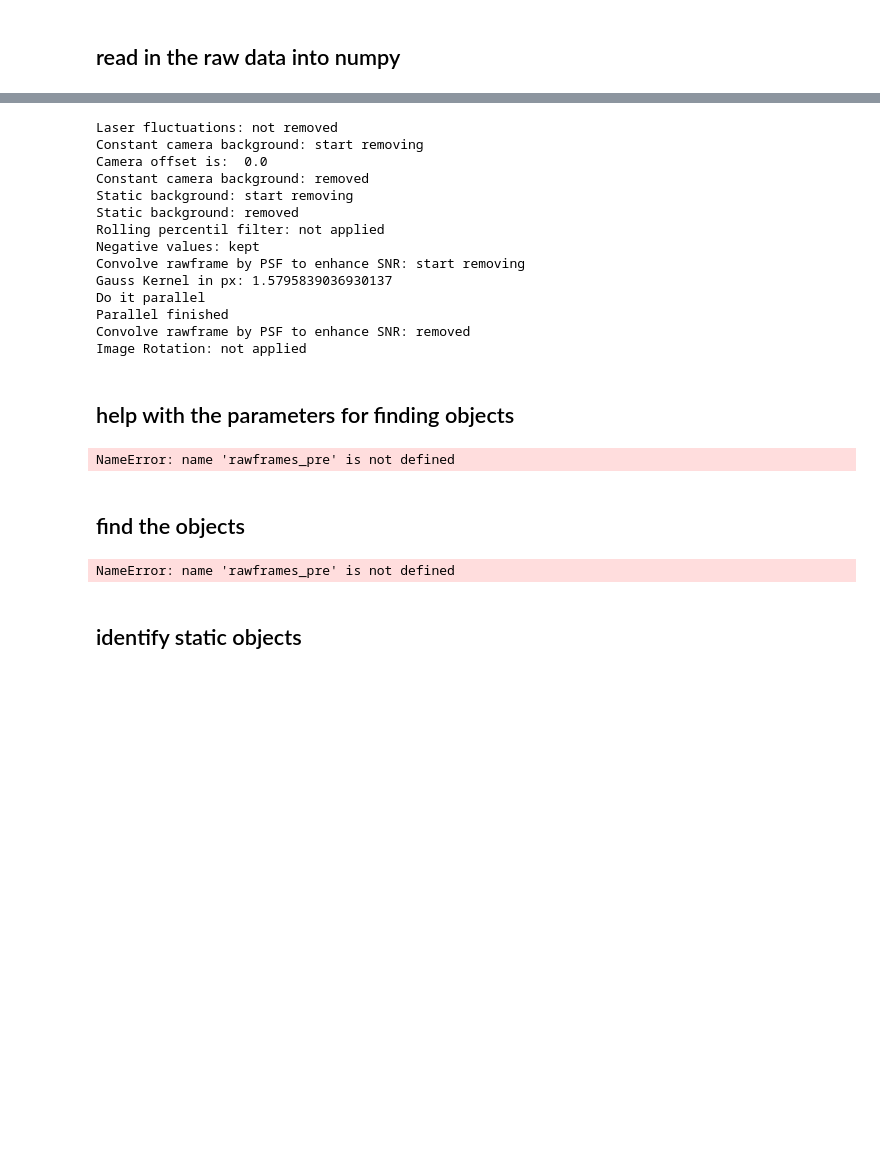
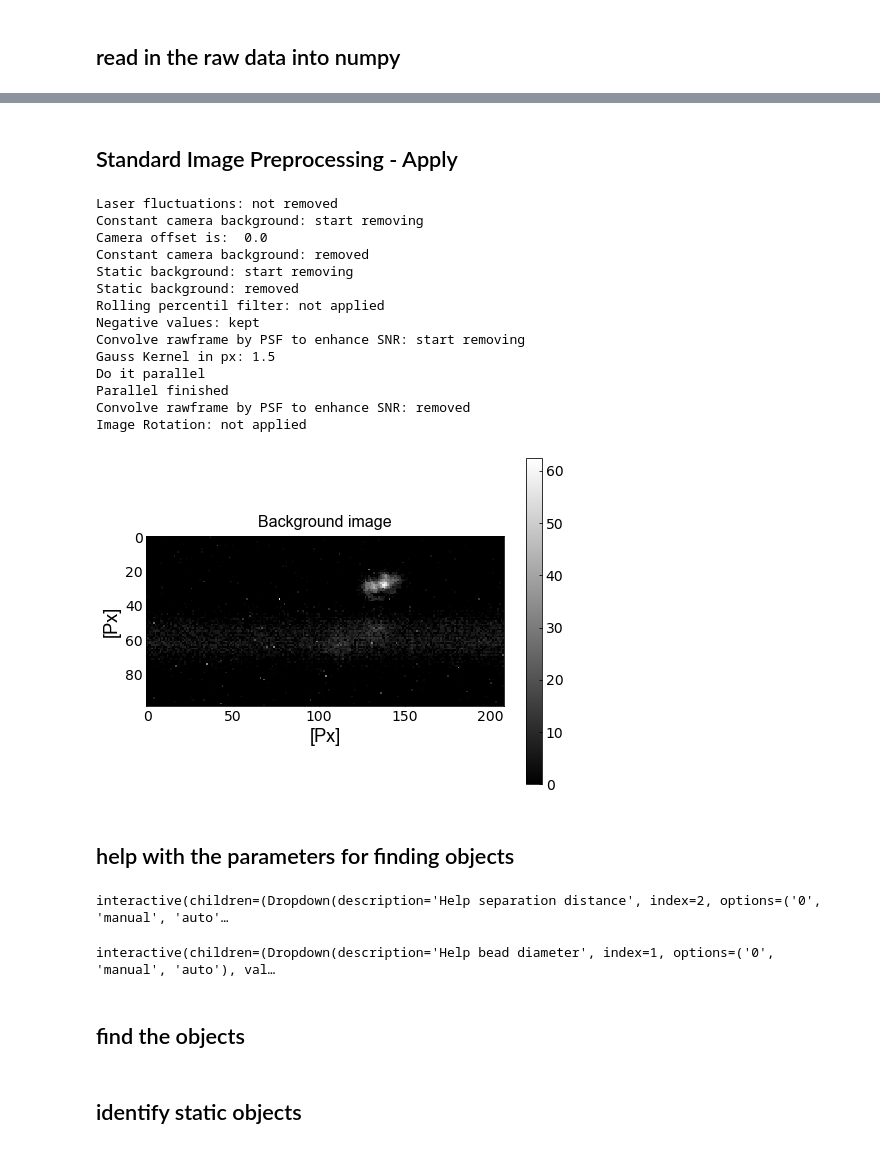
Before and after one commit to RonnyFoerster/NanoObjectDetection, a Jupyter notebook: JupyterLab/FirstTry.ipynb, the cells around one changed output, grey strips where cells are left out. Saved outputs shown, nothing was run; the diff lists cells and outputs as text; code cells hidden in the pictures; blank space fills up the shorter version.

```diff
--- a/JupyterLab/FirstTry.ipynb
+++ b/JupyterLab/FirstTry.ipynb
@@ -27,6 +27,7 @@ ParameterJsonFile = r'Z:\Datenauswertung\Torsten_Wieduwilt\200420_phage_neuer_ch
 # %% [markdown]
 ## read in the raw data into numpy
 # %%
-rawframes_np = nd.handle_data.ReadData2Numpy(ParameterJsonFile)
+#rawframes_np = nd.handle_data.ReadData2Numpy(ParameterJsonFile)
+reload(nd.JupyterLab)
 nd.JupyterLab.Show3dImage(rawframes_np)
 # %% [output]
@@ -58,0 +44,4 @@ interactive(children=(IntSlider(value=0, description='Apply ROI (0 - no, 1 - yes
+# %%
+rawframes_super = nd.handle_data.UseROI(rawframes_np, ParameterJsonFile)
+
+#ignore supersamping for the moment since it is not really used, yet
@@ -59,36 +66,40 @@ interactive(children=(IntSlider(value=0, description='Apply ROI (0 - no, 1 - yes
+# %% [markdown]
+## Standard Image Preprocessing - Apply
 # %%
 rawframes_pre, static_background = nd.PreProcessing.Main(rawframes_super, ParameterJsonFile)
-
-del rawframes_super
 # %% [output]
 Laser fluctuations: not removed
 Constant camera background: start removing
 Camera offset is:  0.0
 Constant camera background: removed
 Static background: start removing
 Static background: removed
 Rolling percentil filter: not applied
 Negative values: kept
 Convolve rawframe by PSF to enhance SNR: start removing
-Gauss Kernel in px: 1.5795839036930137
+Gauss Kernel in px: 1.5
 Do it parallel
 Parallel finished
 Convolve rawframe by PSF to enhance SNR: removed
 Image Rotation: not applied
+[figure, added]
 # %% [markdown]
 ## help with the parameters for finding objects
 # %%
 settings = nd.handle_data.ReadJson(ParameterJsonFile)
 
-nd.AdjustSettings.AdjustSettings_Main(rawframes_pre, ParameterJsonFile)
+reload(nd.JupyterLab)
+reload(nd.AdjustSettings)
+nd.JupyterLab.ChooseFindObjParameters(rawframes_super, ParameterJsonFile)
+
+#nd.AdjustSettings.AdjustSettings_Main(rawframes_pre, ParameterJsonFile)
 # %% [output]
-NameError: name 'rawframes_pre' is not defined
+interactive(children=(Dropdown(description='Help separation distance', index=2, options=('0', 'manual', 'auto'…
+interactive(children=(Dropdown(description='Help bead diameter', index=1, options=('0', 'manual', 'auto'), val…
 # %% [markdown]
 ## find the objects
 # %%
 obj_all = nd.get_trajectorie.FindSpots(rawframes_pre, ParameterJsonFile)
-# %% [output]
-NameError: name 'rawframes_pre' is not defined
 # %% [markdown]
 ## identify static objects
 # %%
```
Also changed, not shown: parts of 9 cells of this notebook, 6 other files.
